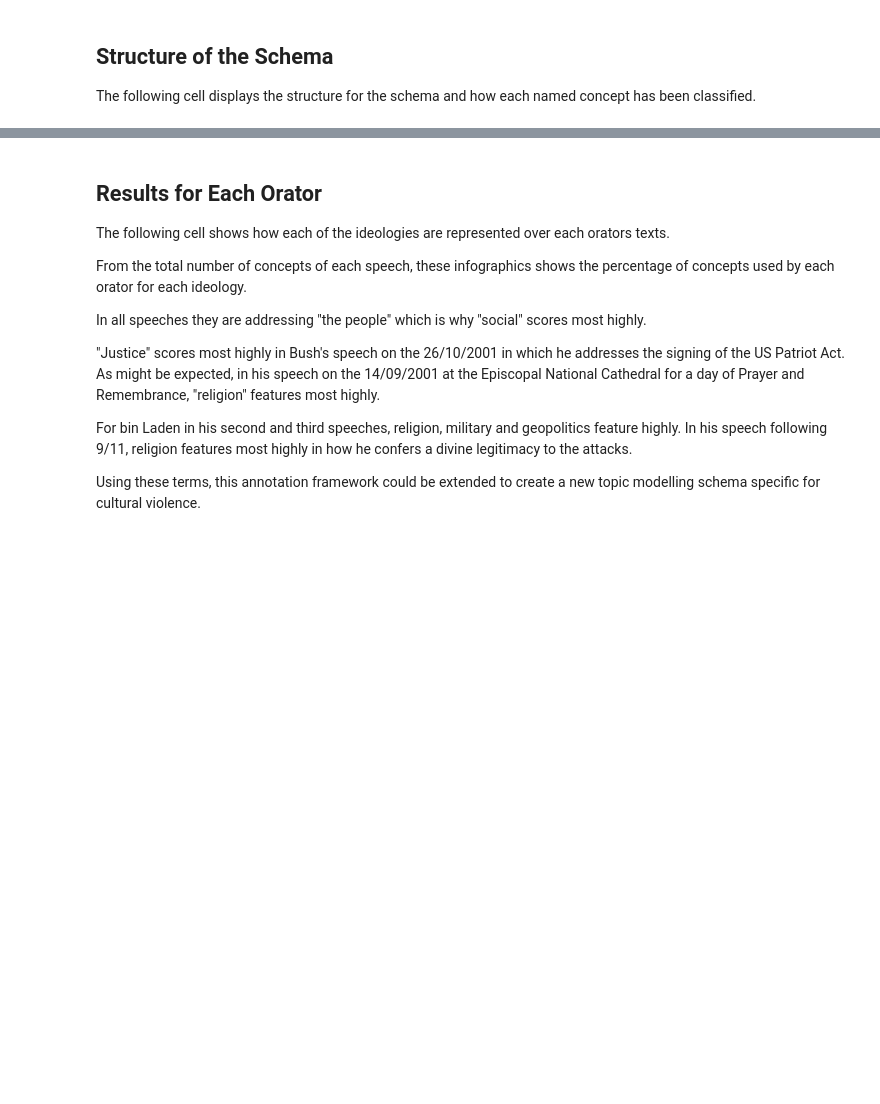
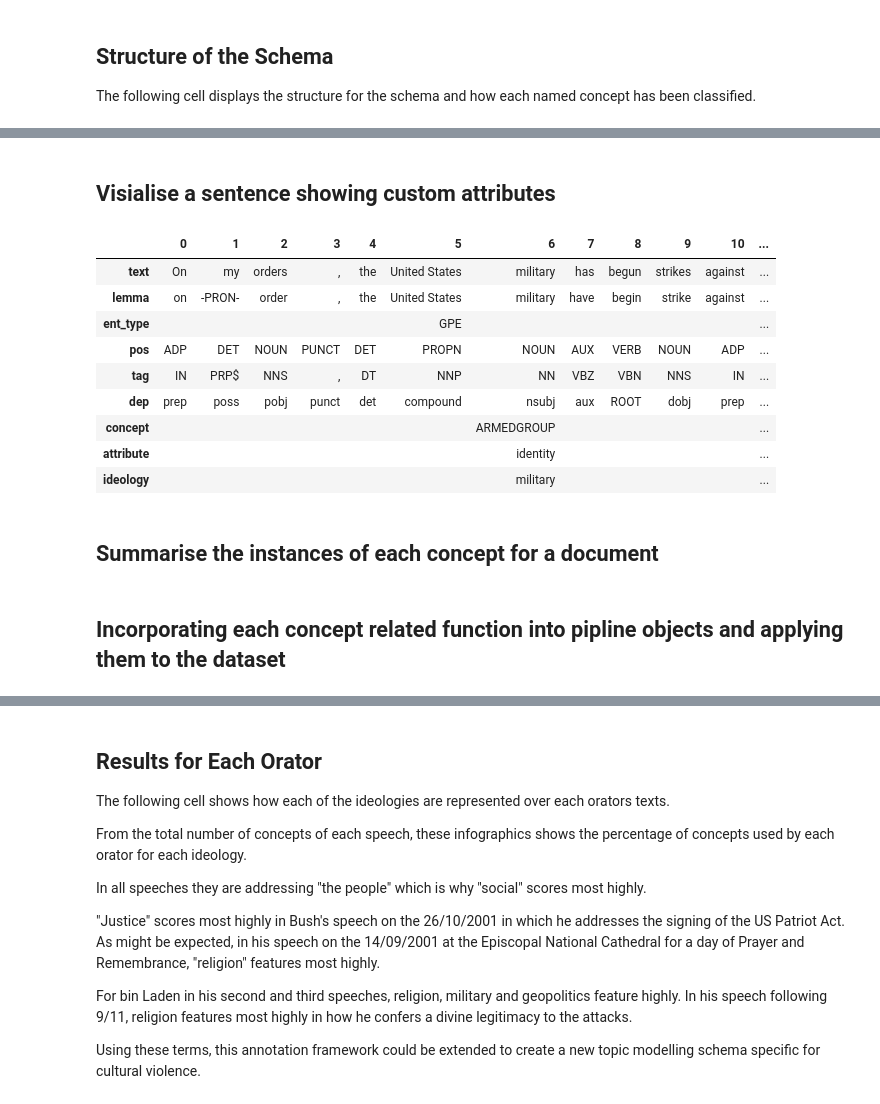
Before and after one commit to Fourthought/Hostile-Narrative-Analysis, a Jupyter notebook: Obj 0 - pre-processing/Experiment 0.2 - Developing the Markup Schema/Group Markup Schema.ipynb, the cells around one changed output, grey strips where cells are left out. Drawn from its saved outputs; the diff is of its cells as text; code cells hidden in the pictures; blank space fills up the shorter version.

```diff
--- a/Obj 0 - pre-processing/Experiment 0.2 - Developing the Markup Schema/Group Markup Schema.ipynb
+++ b/Obj 0 - pre-processing/Experiment 0.2 - Developing the Markup Schema/Group Markup Schema.ipynb
@@ -323,0 +431,5 @@ display(pd.concat(frames , keys = keys))
+# %%
+%%time
+Token.set_extension("CONCEPT", getter=get_concept, force = True)
+Token.set_extension("ATTRIBUTE", getter=get_attribute, force = True)
+Token.set_extension("IDEOLOGY", getter=get_ideology, force = True)
@@ -323,0 +596,15 @@ display(pd.concat(frames , keys = keys))
+# %%
+%%time
+
+for component in nlp.pipe_names:
+    if component not in ['tagger', "parser", "ner"]:
+        nlp.remove_pipe(component)
+
+# merge entities
+merge_ents = nlp.create_pipe("merge_entities")
+nlp.add_pipe(merge_ents, after = "ner")
+
+# add concept matcher component to pipeline
+nlp.add_pipe(ConceptMatcher(nlp), after = "merge_entities") # add concepts
+
+print([name for name in nlp.pipe_names])
@@ -323,0 +614,26 @@ display(pd.concat(frames , keys = keys))
+# %% [markdown]
+## Visialise a sentence showing custom attributes
+# %%
+import importlib
+import visuals
+importlib.reload(visuals)
+
+text = "On my orders, the United States military has begun strikes against Al Qaeda terrorist training camps and military installations of the Taliban regime in Afghanistan."
+doc = nlp(text)
+
+display(visuals.sent_frame(doc))
+# %% [output]
+|  | 0 | 1 | 2 | 3 | 4 | 5 | 6 | 7 | 8 | 9 | 10 | ... |
+| text | On | my | orders | , | the | United States | military | has | begun | strikes | against | ... |
+| lemma | on | -PRON- | order | , | the | United States | military | have | begin | strike | against | ... |
+| ent_type |  |  |  |  |  | GPE |  |  |  |  |  | ... |
+| pos | ADP | DET | NOUN | PUNCT | DET | PROPN | NOUN | AUX | VERB | NOUN | ADP | ... |
+| tag | IN | PRP$ | NNS | , | DT | NNP | NN | VBZ | VBN | NNS | IN | ... |
+| dep | prep | poss | pobj | punct | det | compound | nsubj | aux | ROOT | dobj | prep | ... |
+| concept |  |  |  |  |  |  | ARMEDGROUP |  |  |  |  | ... |
+| attribute |  |  |  |  |  |  | identity |  |  |  |  | ... |
+| ideology |  |  |  |  |  |  | military |  |  |  |  | ... |
+# %% [markdown]
+## Summarise the instances of each concept for a document
+# %% [markdown]
+## Incorporating each concept related function into pipline objects and applying them to the dataset
```
Also changed, not shown: parts of 26 cells of this notebook, 47 other files.
